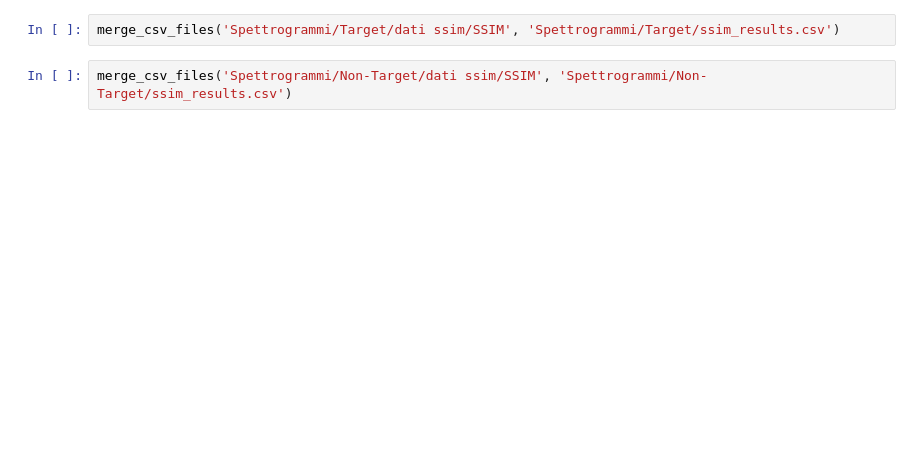
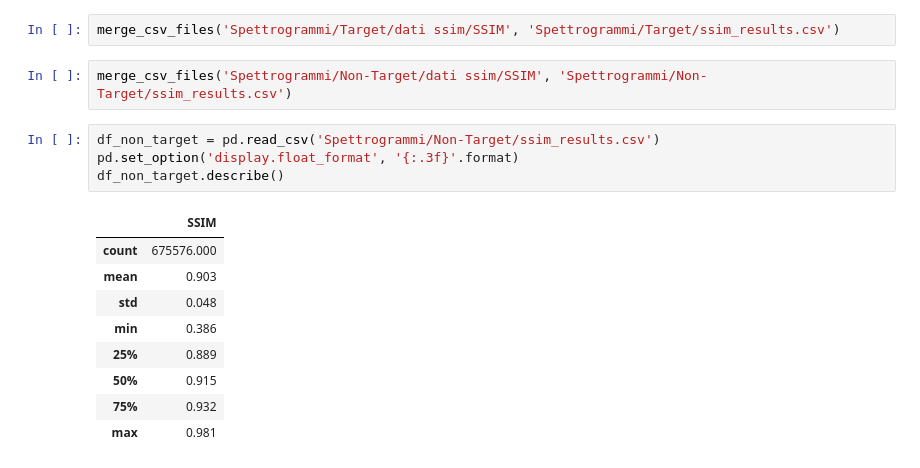
Before and after one commit to frenkmadda/UnderwaterSoundsClassification, a Jupyter notebook: data_augmentation.ipynb, the cells around one changed output. Cells and saved outputs as stored; diff of their text form; blank space fills up the shorter version.

```diff
--- a/data_augmentation.ipynb
+++ b/data_augmentation.ipynb
@@ -128,3 +122,17 @@ def merge_csv_files(directory, output_file):
 merge_csv_files('Spettrogrammi/Target/dati ssim/SSIM', 'Spettrogrammi/Target/ssim_results.csv')
 # %%
 merge_csv_files('Spettrogrammi/Non-Target/dati ssim/SSIM', 'Spettrogrammi/Non-Target/ssim_results.csv')
+# %%
+df_non_target = pd.read_csv('Spettrogrammi/Non-Target/ssim_results.csv')
+pd.set_option('display.float_format', '{:.3f}'.format)
+df_non_target.describe()
+# %% [output]
+|  | SSIM |
+| count | 675576.000 |
+| mean | 0.903 |
+| std | 0.048 |
+| min | 0.386 |
+| 25% | 0.889 |
+| 50% | 0.915 |
+| 75% | 0.932 |
+| max | 0.981 |
```
Also changed, not shown: parts of 24 cells of this notebook.
